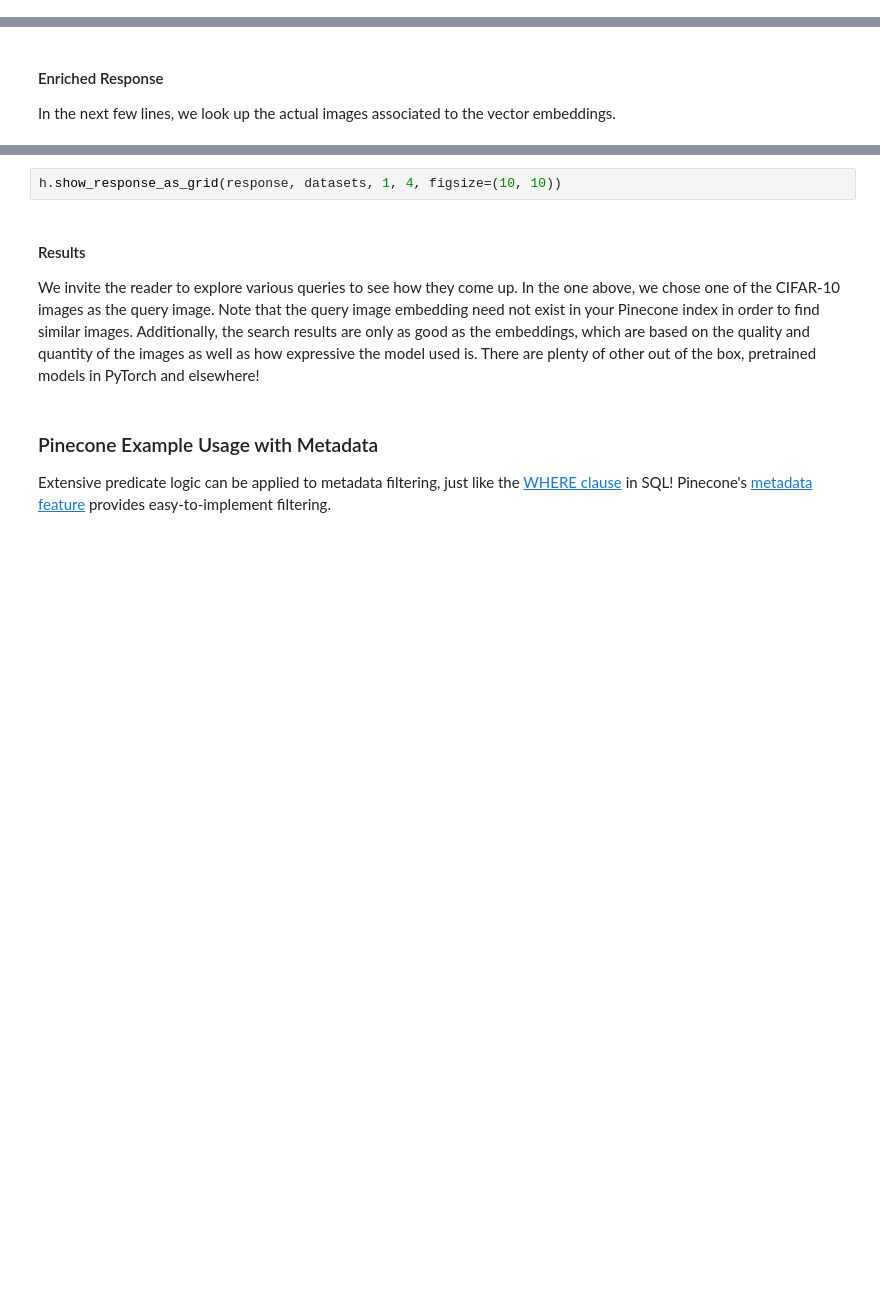
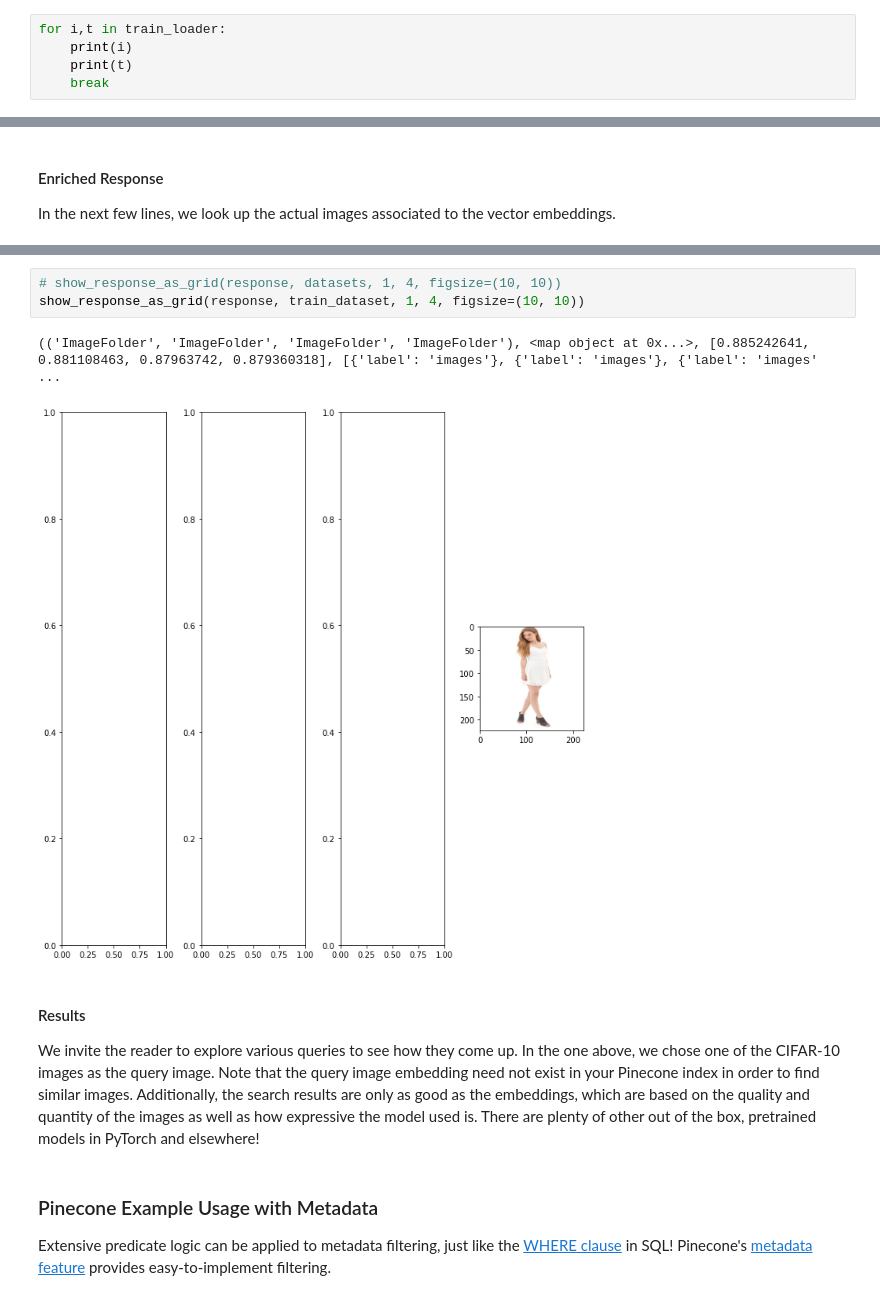
Before and after one commit to BladeClickerQQ/Info7374_Image_Search, a Jupyter notebook: image_search.ipynb, the cells around one changed output, grey strips where cells are left out. Cells and saved outputs as stored; diff of their text form; blank space fills up the shorter version.

```diff
--- a/image_search.ipynb
+++ b/image_search.ipynb
@@ -134,0 +128,5 @@ Transform: Compose(
+# %%
+for i,t in train_loader:
+    print(i)
+    print(t)
+    break
@@ -340,5 +434,9 @@ In the next few lines, we look up the actual images associated to the vector emb
 # %%
-h.show_response_as_grid(response, datasets, 1, 4, figsize=(10, 10))
+# show_response_as_grid(response, datasets, 1, 4, figsize=(10, 10))
+show_response_as_grid(response, train_dataset, 1, 4, figsize=(10, 10))
+# %% [output]
+(('ImageFolder', 'ImageFolder', 'ImageFolder', 'ImageFolder'), <map object at 0x...>, [0.885242641, 0.881108463, 0.87963742, 0.879360318], [{'label': 'images'}, {'label': 'images'}, {'label': 'images' ...
+[figure, added]
 # %% [markdown]
 #### Results
 
```
Also changed, not shown: parts of 25 cells of this notebook, 3 other files.
